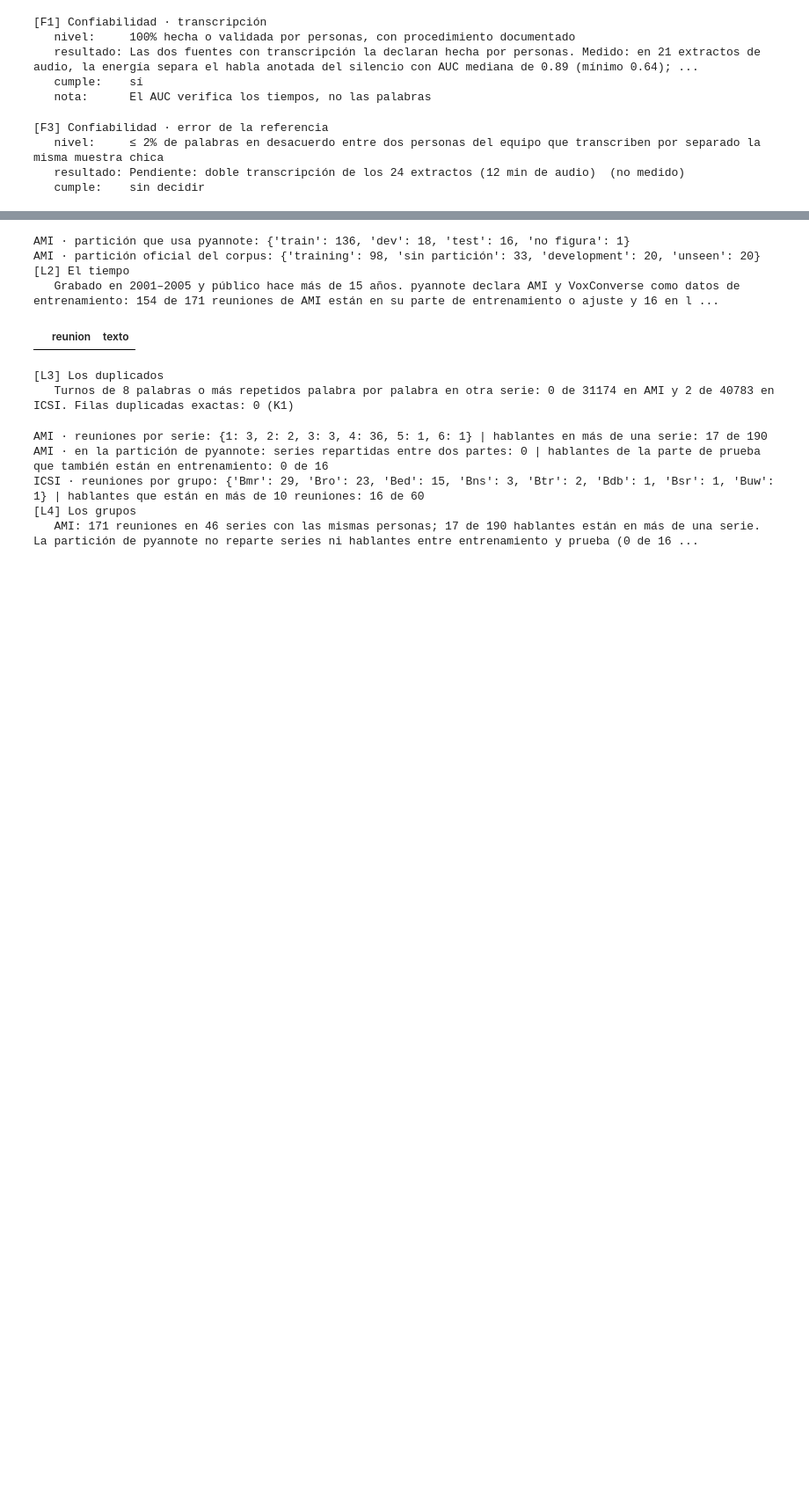
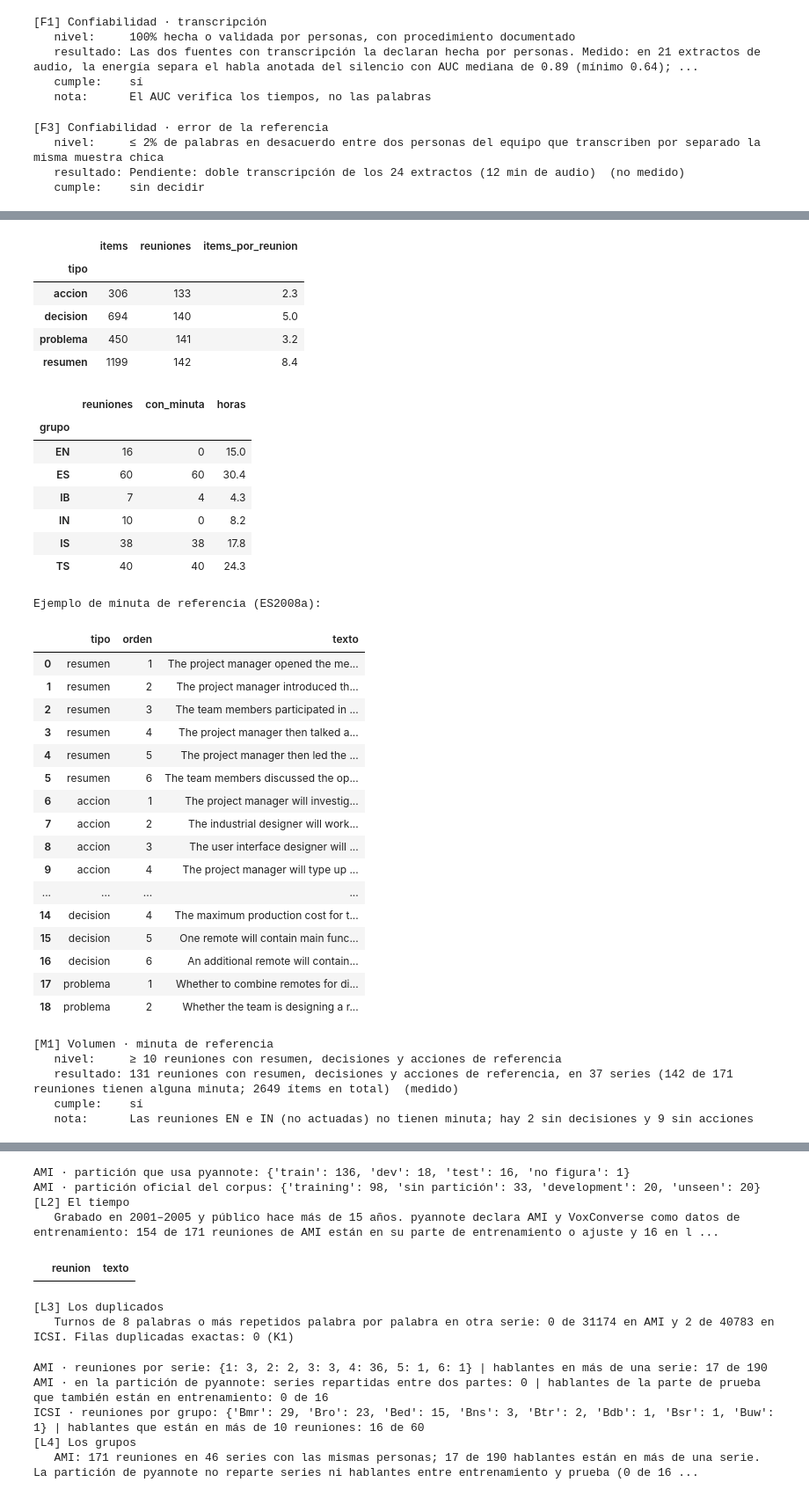
Before and after one commit to bfbarraatarama/mia-taller-de-desarrollo, a Jupyter notebook: hito-2/notebooks/eda_viabilidad.ipynb, the cells around one changed output, grey strips where cells are left out. Shown at 88% size. Cells and saved outputs as stored; diff of their text form; code cells hidden in the pictures; blank space fills up the shorter version.

```diff
--- a/hito-2/notebooks/eda_viabilidad.ipynb
+++ b/hito-2/notebooks/eda_viabilidad.ipynb
@@ -751,0 +795,60 @@ registrar("F3", f"Pendiente: doble transcripción de los {len(ami_x) + len(icsi_
+# %%
+# [M1] Volumen · minuta de referencia de AMI (resumen, decisiones y acciones)
+por_tipo = ami_m.groupby("tipo").agg(items=("item_id", "size"), reuniones=("reunion", "nunique"))
+por_tipo["items_por_reunion"] = (por_tipo["items"] / por_tipo["reuniones"]).round(1)
+display(por_tipo)
+
+conteo_m = ami_m.groupby(["reunion", "tipo"]).size().unstack(fill_value=0)
+completas_m = conteo_m[(conteo_m.resumen > 0) & (conteo_m.decision > 0) & (conteo_m.accion > 0)]
+por_grupo = (ami_r.assign(grupo=ami_r.reunion.str[:2])
+             .groupby("grupo").agg(reuniones=("reunion", "size"), con_minuta=("tiene_minuta", "sum"),
+                                   horas=("duracion_s", lambda s: H(s.sum()))).round(1))
+display(por_grupo)
+
+print("Ejemplo de minuta de referencia (ES2008a):")
+display(ami_m[ami_m.reunion == "ES2008a"][["tipo", "orden", "texto"]].reset_index(drop=True))
+
+series_m = ami_r[ami_r.reunion.isin(completas_m.index)].serie.nunique()
+registrar("M1", f"{len(completas_m)} reuniones con resumen, decisiones y acciones de referencia, en {series_m} series "
+                f"({int(ami_r.tiene_minuta.sum())} de {len(ami_r)} reuniones tienen alguna minuta; "
+                f"{len(ami_m)} ítems en total)",
+          "sí" if len(completas_m) >= 10 else "no",
+          nota="Las reuniones EN e IN (no actuadas) no tienen minuta; hay 2 sin decisiones y 9 sin acciones")
+# %% [output]
+|  | items | reuniones | items_por_reunion |
+| tipo |  |  |  |
+| accion | 306 | 133 | 2.3 |
+| decision | 694 | 140 | 5.0 |
+| problema | 450 | 141 | 3.2 |
+| resumen | 1199 | 142 | 8.4 |
+|  | reuniones | con_minuta | horas |
+| grupo |  |  |  |
+| EN | 16 | 0 | 15.0 |
+| ES | 60 | 60 | 30.4 |
+| IB | 7 | 4 | 4.3 |
+| IN | 10 | 0 | 8.2 |
+| IS | 38 | 38 | 17.8 |
+| TS | 40 | 40 | 24.3 |
+Ejemplo de minuta de referencia (ES2008a):
+|  | tipo | orden | texto |
+| 0 | resumen | 1 | The project manager opened the me... |
+| 1 | resumen | 2 | The project manager introduced th... |
+| 2 | resumen | 3 | The team members participated in ... |
+| 3 | resumen | 4 | The project manager then talked a... |
+| 4 | resumen | 5 | The project manager then led the ... |
+| 5 | resumen | 6 | The team members discussed the op... |
+| 6 | accion | 1 | The project manager will investig... |
+| 7 | accion | 2 | The industrial designer will work... |
+| 8 | accion | 3 | The user interface designer will ... |
+| 9 | accion | 4 | The project manager will type up ... |
+| ... | ... | ... | ... |
+| 14 | decision | 4 | The maximum production cost for t... |
+| 15 | decision | 5 | One remote will contain main func... |
+| 16 | decision | 6 | An additional remote will contain... |
+| 17 | problema | 1 | Whether to combine remotes for di... |
+| 18 | problema | 2 | Whether the team is designing a r... |
+[M1] Volumen · minuta de referencia
+   nivel:     ≥ 10 reuniones con resumen, decisiones y acciones de referencia
+   resultado: 131 reuniones con resumen, decisiones y acciones de referencia, en 37 series (142 de 171 reuniones tienen alguna minuta; 2649 ítems en total)  (medido)
+   cumple:    sí
+   nota:      Las reuniones EN e IN (no actuadas) no tienen minuta; hay 2 sin decisiones y 9 sin acciones
```
Also changed, not shown: parts of 14 cells of this notebook, 9 other files.
